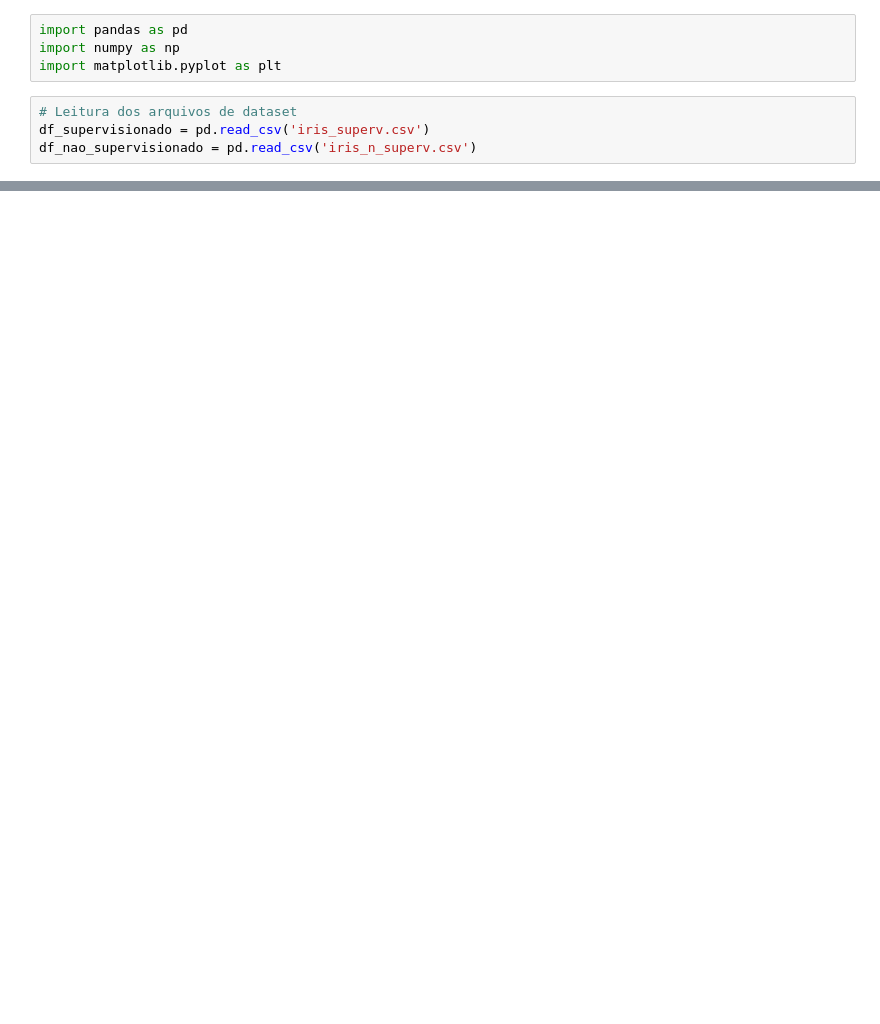
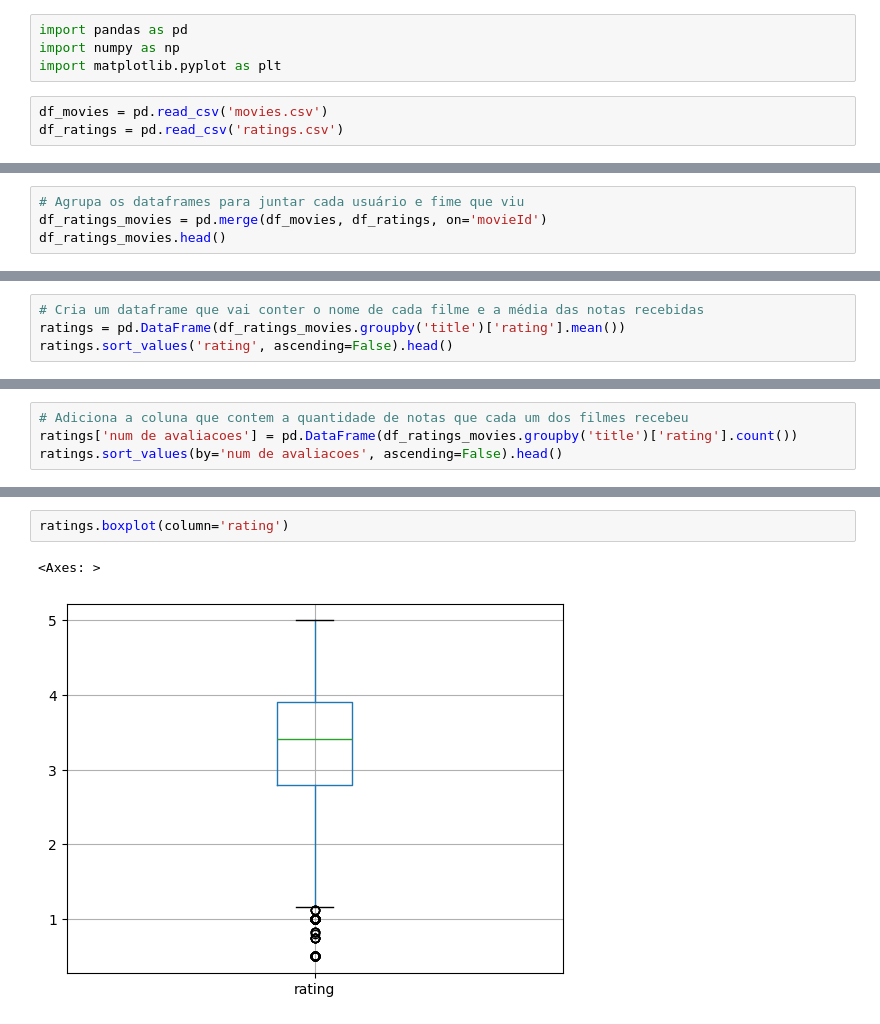
Before and after one commit to lincolngadea/colab_learning, a Jupyter notebook: superv.ipynb, the cells around one changed output, grey strips where cells are left out. Drawn from its saved outputs; the diff is of its cells as text; blank space fills up the shorter version.

Commit message:
adiciona novos exemplos de análise de dados

```diff
--- a/superv.ipynb
+++ b/superv.ipynb
@@ -5,6 +5,5 @@ import pandas as pd
 import numpy as np
 import matplotlib.pyplot as plt
 # %%
-# Leitura dos arquivos de dataset
-df_supervisionado = pd.read_csv('iris_superv.csv')
-df_nao_supervisionado = pd.read_csv('iris_n_superv.csv')
+df_movies = pd.read_csv('movies.csv')
+df_ratings = pd.read_csv('ratings.csv')
@@ -150,0 +34,4 @@ df_supervisionado_mod.to_csv('df_modificado.csv', index=False)
+# %%
+# Agrupa os dataframes para juntar cada usuário e fime que viu
+df_ratings_movies = pd.merge(df_movies, df_ratings, on='movieId')
+df_ratings_movies.head()
@@ -150,0 +73,4 @@ df_supervisionado_mod.to_csv('df_modificado.csv', index=False)
+# %%
+# Cria um dataframe que vai conter o nome de cada filme e a média das notas recebidas
+ratings = pd.DataFrame(df_ratings_movies.groupby('title')['rating'].mean())
+ratings.sort_values('rating', ascending=False).head()
@@ -150,0 +85,4 @@ df_supervisionado_mod.to_csv('df_modificado.csv', index=False)
+# %%
+# Adiciona a coluna que contem a quantidade de notas que cada um dos filmes recebeu
+ratings['num de avaliacoes'] = pd.DataFrame(df_ratings_movies.groupby('title')['rating'].count())
+ratings.sort_values(by='num de avaliacoes', ascending=False).head()
@@ -150,0 +107,5 @@ df_supervisionado_mod.to_csv('df_modificado.csv', index=False)
+# %%
+ratings.boxplot(column='rating')
+# %% [output]
+<Axes: >
+[figure, added]
```
Also changed, not shown: parts of 26 cells of this notebook.
